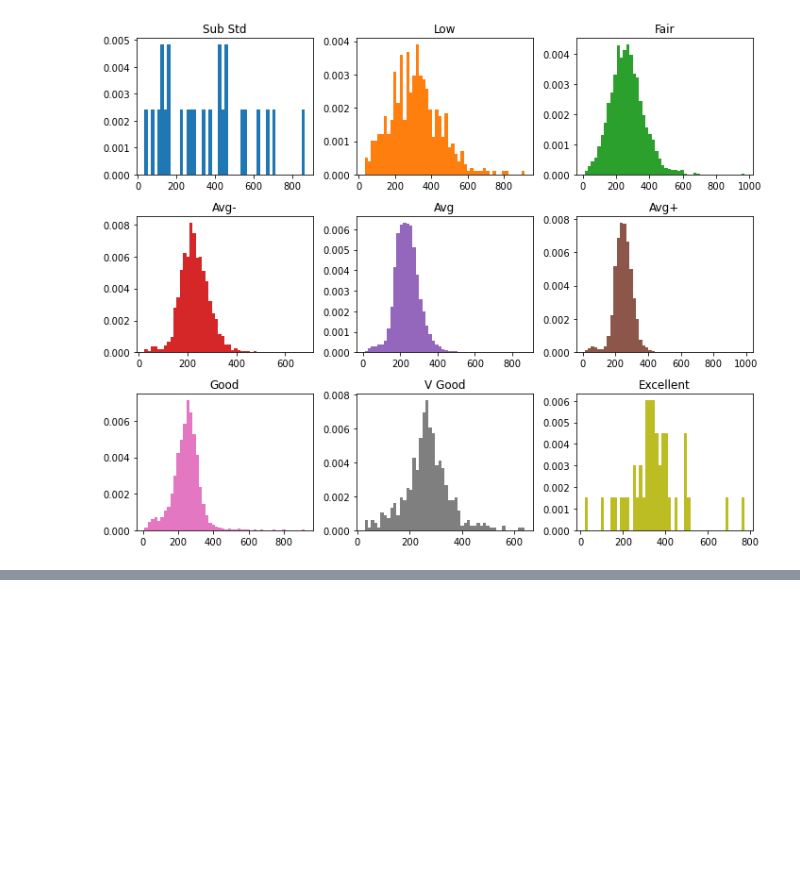
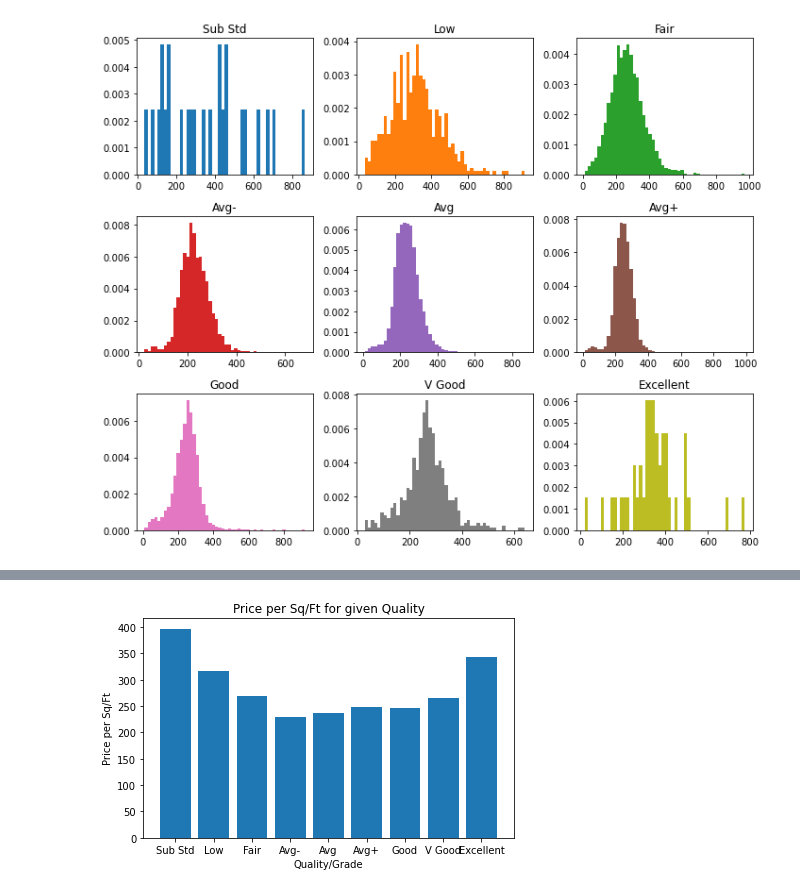
Before and after one commit to vmccready/home-saleprice-eda, a Jupyter notebook: sales_eda-Copy1.ipynb, the cells around one changed output, grey strips where cells are left out. Saved outputs shown, nothing was run; the diff lists cells and outputs as text; code cells hidden in the pictures; blank space fills up the shorter version.

```diff
--- a/sales_eda-Copy1.ipynb
+++ b/sales_eda-Copy1.ipynb
@@ -802,2 +838,12 @@ fig.tight_layout()
+# %%
+fig, ax = plt.subplots()
+quality_means = [single_family[single_family['Quality/Grade']==qual]['price/sqft'].mean() for qual in qualities]
+ax.bar(qualities,quality_means)
+ax.set_xlabel('Quality/Grade')
+ax.set_ylabel('Price per Sq/Ft')
+ax.set_title('Price per Sq/Ft for given Quality')
+fig.tight_layout();
+# %% [output]
+[figure, added]
 # %%
 quality_ttests = []
```
Also changed, not shown: parts of 6 cells of this notebook, 1 other file.
